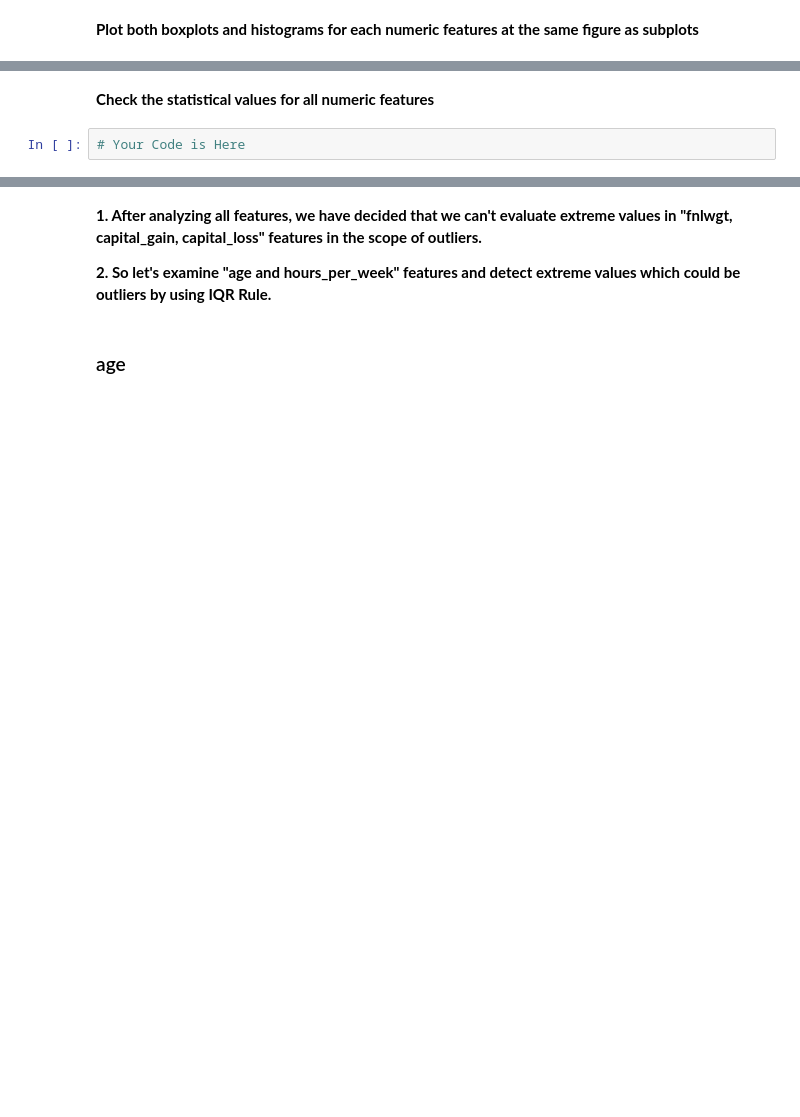
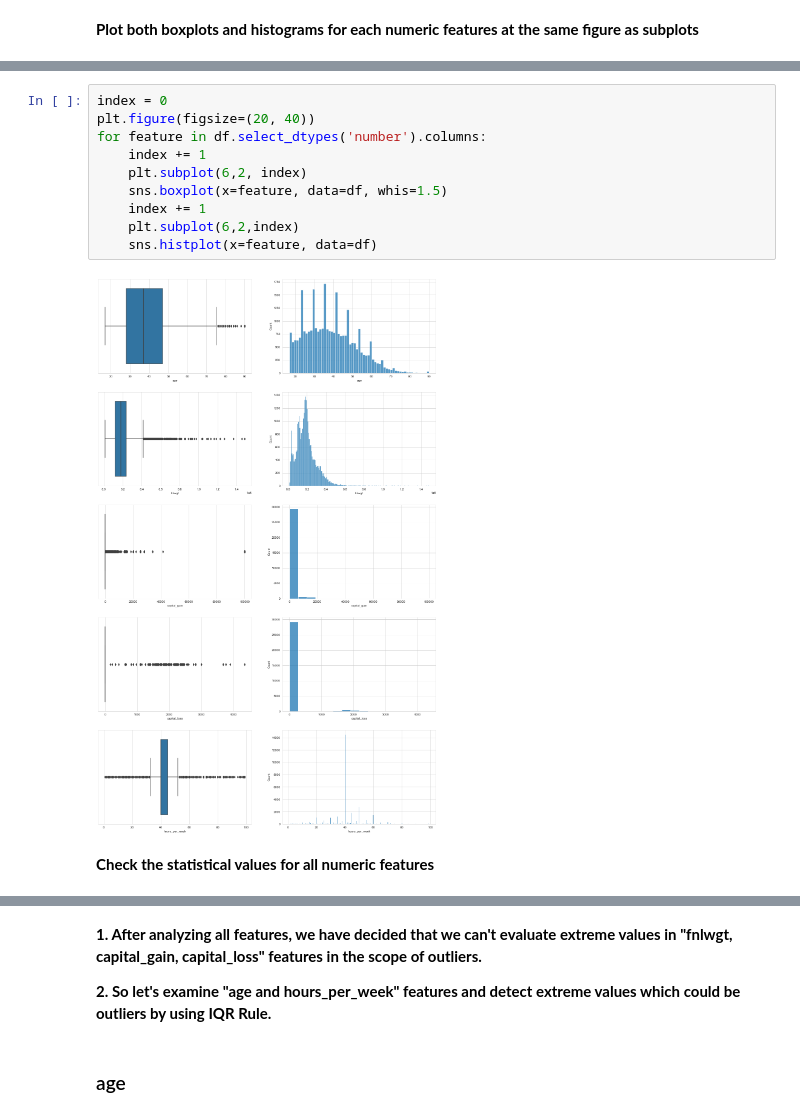
Before and after one commit to rkahraman20/Bootcamp_Clarusway, a Jupyter notebook: EDA_Projects/EDA_Project_01_Analyze_US_Citizens/EDA_Project_Analyze_US_Citizens.ipynb, the cells around one changed output, grey strips where cells are left out. Saved outputs shown, nothing was run; the diff lists cells and outputs as text; blank space fills up the shorter version.

```diff
--- a/EDA_Projects/EDA_Project_01_Analyze_US_Citizens/EDA_Project_Analyze_US_Citizens.ipynb
+++ b/EDA_Projects/EDA_Project_01_Analyze_US_Citizens/EDA_Project_Analyze_US_Citizens.ipynb
@@ -2483,4 +2490,14 @@ Desired Output:
+# %%
+index = 0
+plt.figure(figsize=(20, 40))
+for feature in df.select_dtypes('number').columns:
+    index += 1
+    plt.subplot(6,2, index)
+    sns.boxplot(x=feature, data=df, whis=1.5)
+    index += 1
+    plt.subplot(6,2,index)
+    sns.histplot(x=feature, data=df)
+# %% [output]
+[figure, added]
 # %% [markdown]
 **Check the statistical values for all numeric features**
-# %%
-# Your Code is Here
```
Also changed, not shown: parts of 121 cells of this notebook.
